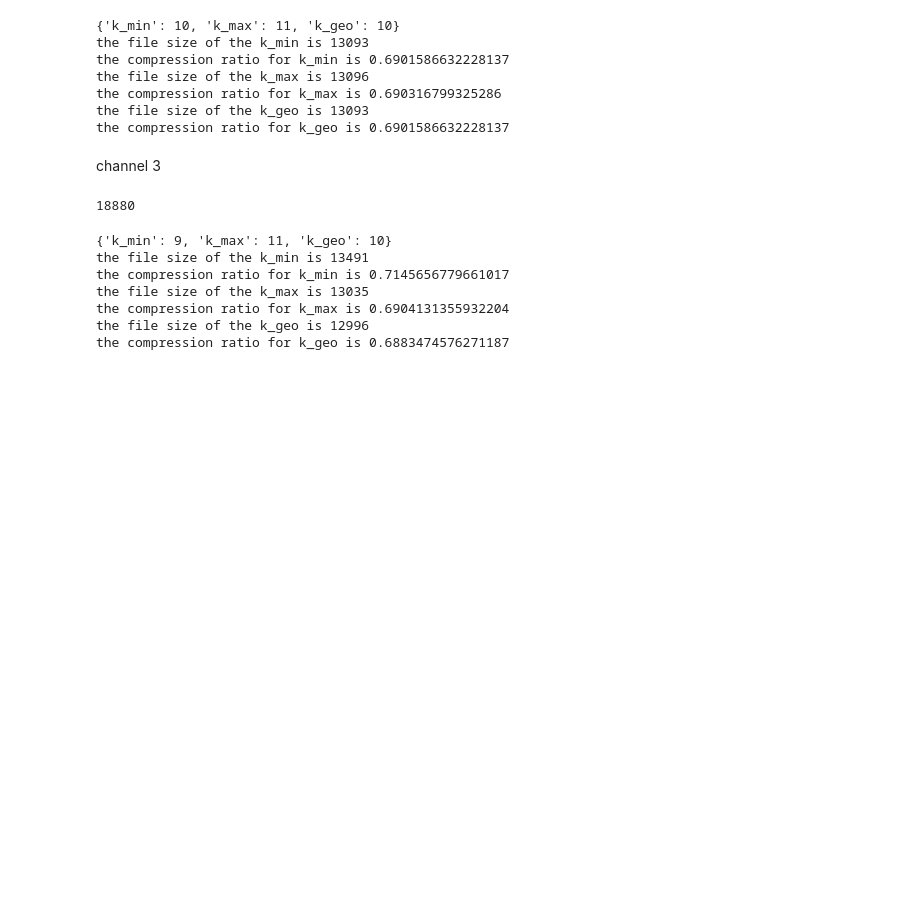
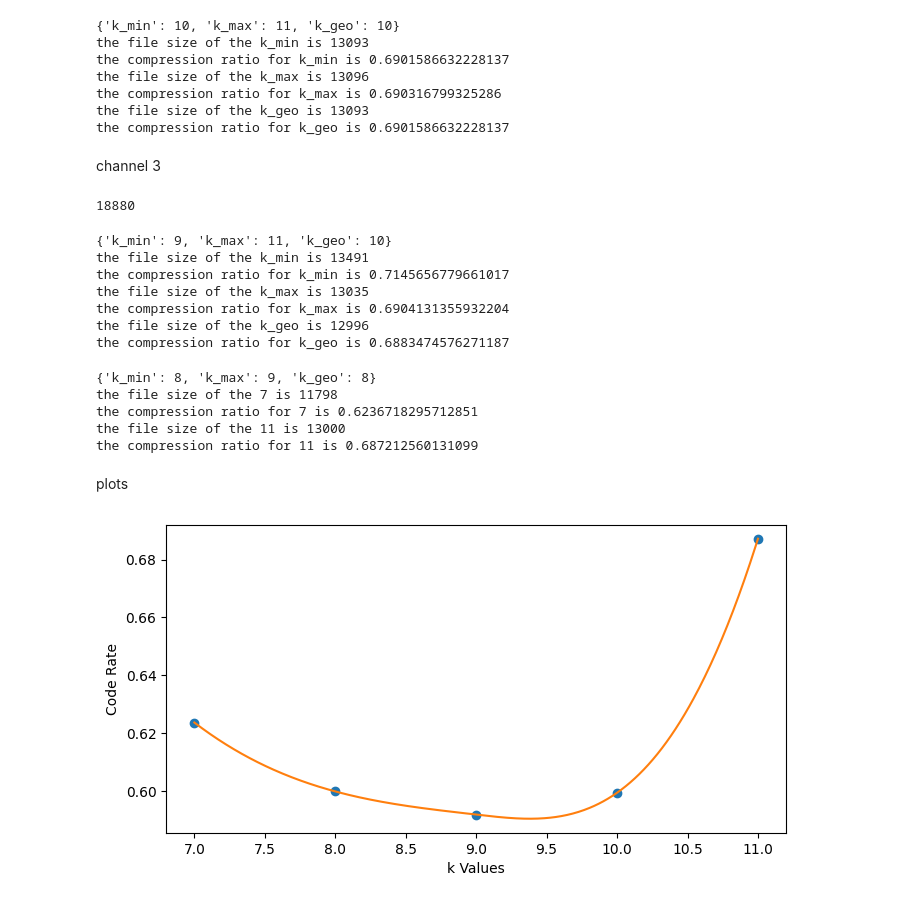
Before and after one commit to SenuraHansaja/H-IoT-Golob-Rice-Compression-Automation, a Jupyter notebook: PPG data/PPG_plots.ipynb, the cells around one changed output. Cells and saved outputs as stored; diff of their text form; code cells hidden in the pictures; blank space fills up the shorter version.

```diff
--- a/PPG data/PPG_plots.ipynb
+++ b/PPG data/PPG_plots.ipynb
@@ -407,3 +408,29 @@ def compression_ratio(eeg_raw: np.ndarray, raw_file_size: float) -> None:
         file_size = os.path.getsize(file_name)
         print(f'the file size of the {y} is {file_size}')
         print(f'the compression ratio for {y} is {file_size / raw_file_size}')
+# %%
+compression_ratio( Butterworth_data_1 , raw_filter_channel_1_size)
+# %% [output]
+{'k_min': 8, 'k_max': 9, 'k_geo': 8}
+the file size of the 7 is 11798
+the compression ratio for 7 is 0.6236718295712851
+the file size of the 11 is 13000
+the compression ratio for 11 is 0.687212560131099
+# %% [markdown]
+plots
+# %%
+k_vals = np.array([7,8, 9, 10, 11])
+code_rate = np.array([ 0.6236718295712851, 0.5998486017867527, 0.5918486017867527,  0.599394777184543, 0.687212560131099])
+code_rate_spline = make_interp_spline(k_vals, code_rate)
+k_vals_2= np.linspace(k_vals.min(), k_vals.max(),500)
+
+code_rate_spline_values = code_rate_spline(k_vals_2)
+
+plt.figure(figsize=(8, 4))
+plt.plot(k_vals, code_rate, 'o')
+plt.plot(k_vals_2, code_rate_spline_values)
+plt.xlabel('k Values')
+plt.ylabel('Code Rate')
+plt.show()
+# %% [output]
+[figure, added]
```
Also changed, not shown: parts of 1 cell of this notebook.
